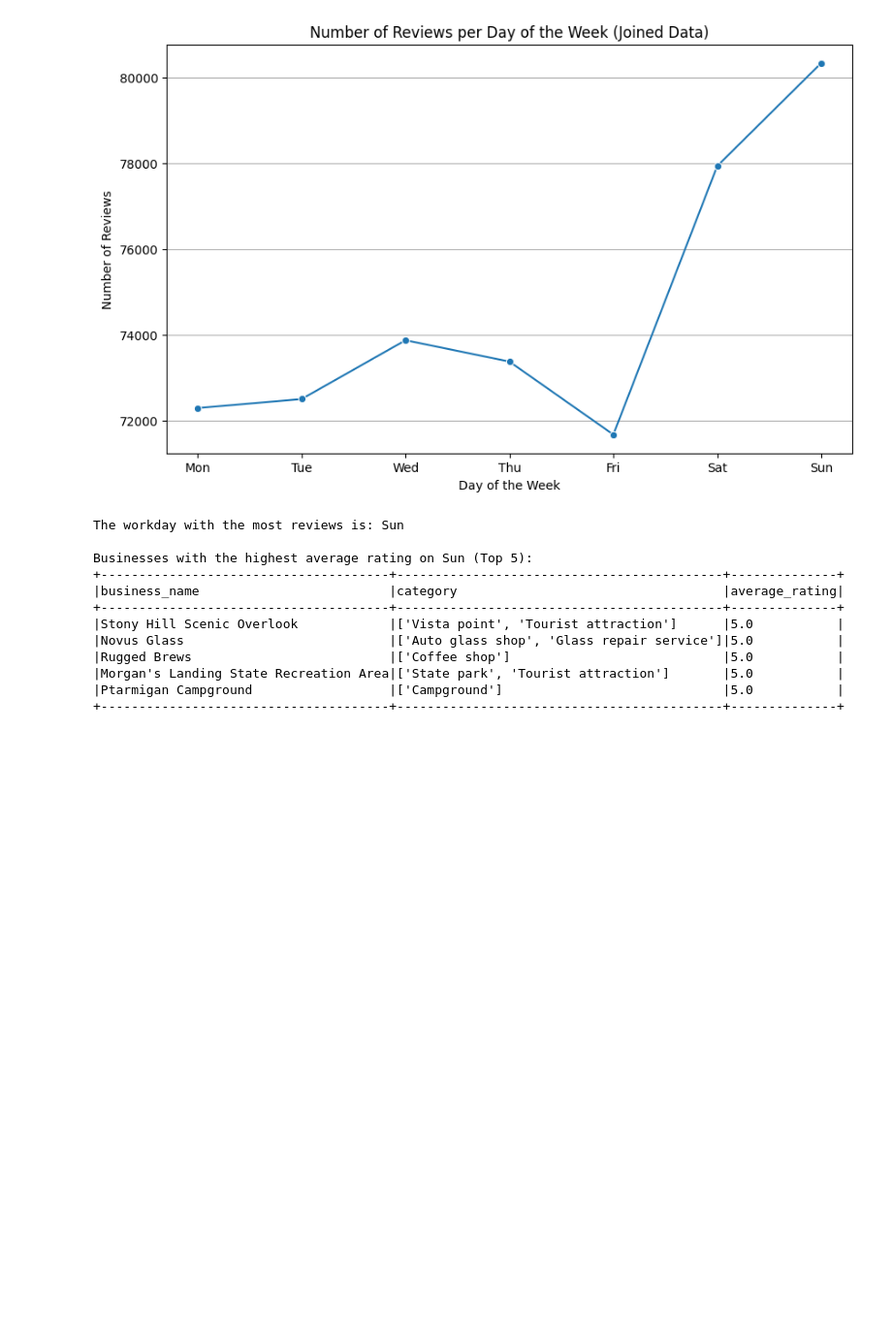
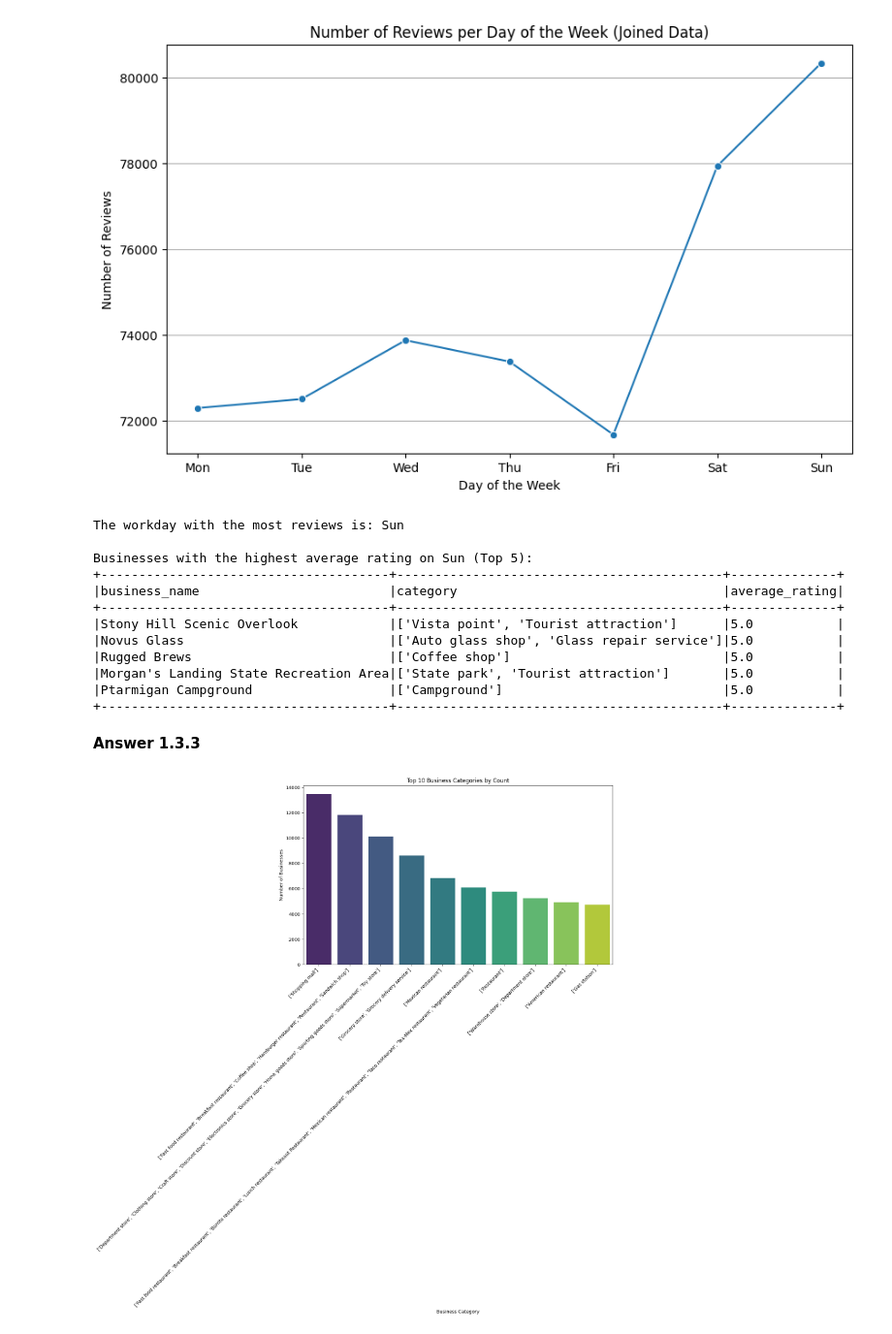
Before and after one commit to dnmuturi/SIT742, a Jupyter notebook: SIT742Task2code.ipynb, the cells around one changed output. Shown: that part at 97% size. Drawn from its saved outputs; the diff is of its cells as text; code cells hidden in the pictures; blank space fills up the shorter version.

```diff
--- a/SIT742Task2code.ipynb
+++ b/SIT742Task2code.ipynb
@@ -368,3 +374,29 @@ Businesses with the highest average rating on Sun (Top 5):
 |Morgan's Landing State Recreation Area|['State park', 'Tourist attraction']       |5.0           |
 |Ptarmigan Campground                  |['Campground']                             |5.0           |
 +--------------------------------------+-------------------------------------------+--------------+
+# %% [markdown]
+**Answer 1.3.3**
+# %%
+# Group by category and count the number of businesses
+category_counts = joined_df_renamed.groupBy("category").count()
+
+# Order by count in descending order
+category_counts = category_counts.orderBy(col("count").desc())
+
+# Convert to pandas DataFrame
+category_counts_pd = category_counts.toPandas()
+
+# Select the top 10 categories
+top_10_categories = category_counts_pd.head(10)
+
+# Create a bar plot
+plt.figure(figsize=(12, 7))
+sns.barplot(data=top_10_categories, x='category', y='count', palette='viridis')
+plt.title('Top 10 Business Categories by Count')
+plt.xlabel('Business Category')
+plt.ylabel('Number of Businesses')
+plt.xticks(rotation=45, ha='right')
+plt.tight_layout()
+plt.show()
+# %% [output]
+[figure, added]
```
Also changed, not shown: parts of 8 cells of this notebook.
